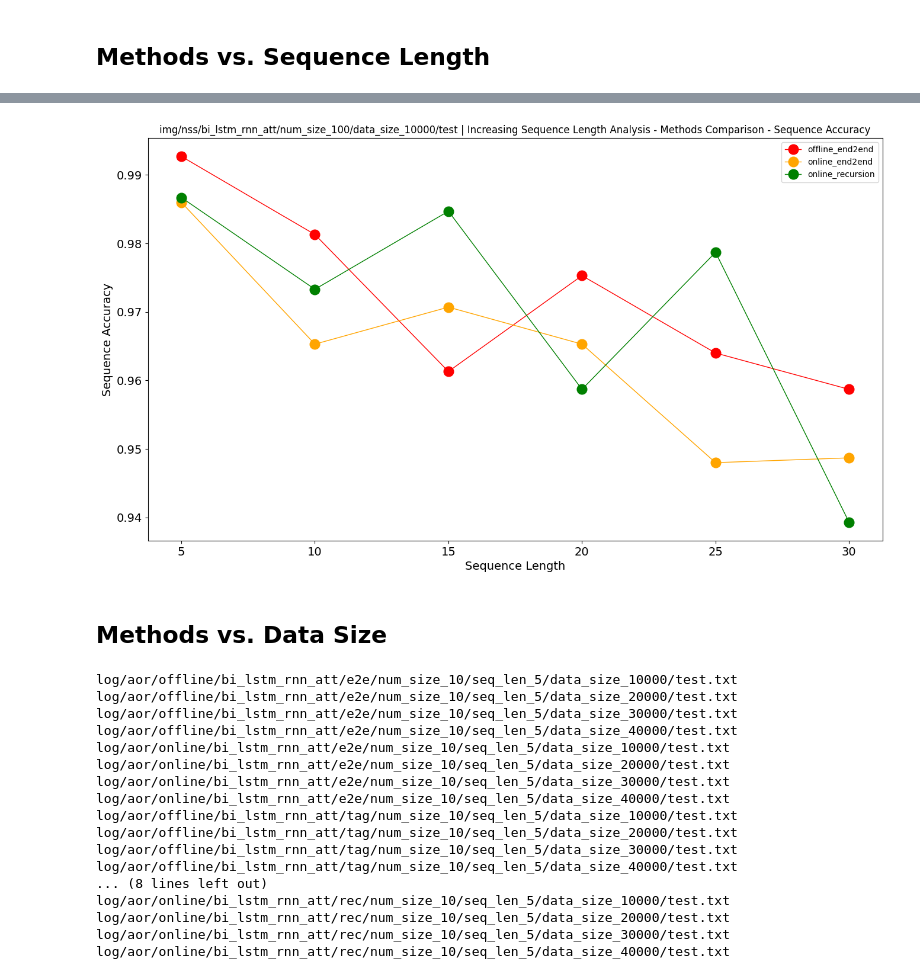
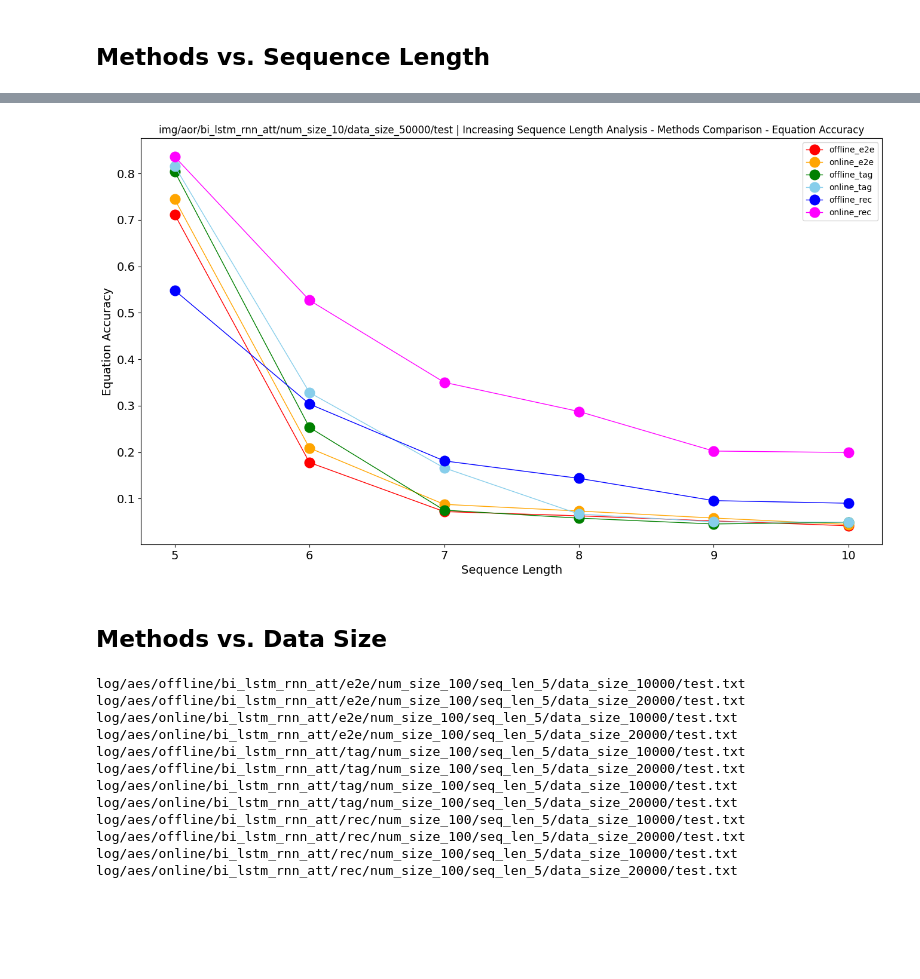
Before and after one commit to ShiningLab/Recurrent-Text-Editing, a Jupyter notebook: main/res/evaluation_plot.ipynb, the cells around one changed output, grey strips where cells are left out. Saved outputs shown, nothing was run; the diff lists cells and outputs as text; code cells hidden in the pictures; blank space fills up the shorter version.

```diff
--- a/main/res/evaluation_plot.ipynb
+++ b/main/res/evaluation_plot.ipynb
@@ -249,38 +350,40 @@ show_plot(
 # %%
 # parameters
 candidates = [
-    ['offline', 'end2end'],
-#     ['offline', 'recursion'],
-    ['online', 'end2end'],
-#     ['online', 'tagging'],
-    ['online', 'recursion']
+    ['offline', 'e2e'],
+    ['online', 'e2e'],
+    ['offline', 'tag'],
+    ['online', 'tag'],
+    ['offline', 'rec'],
+    ['online', 'rec']
 ]
-# aoi, nss
-data_src = 'nss'
+# aes, aor, aec
+data_src = 'aor'
 model_name = 'bi_lstm_rnn_att'
-num_size = 100
-data_size = 10000
+num_size = 10
+data_size = 50000
 min_seq_len = 5
-max_seq_len = 30
+max_seq_len = 10
+interval_seq_len = 1
 val_or_test = 'test' # val, test
 # %%
 # define path for end2end
 LOG_PATH = os.path.join(
     'log',
-    '{}'.format(data_src),
+    data_src,
     '{}', # data mode
-    '{}'.format(model_name),
+    model_name,
     '{}', # method
-    'num_size_{}'.format(num_size),
+    'num_size_{}'.format(num_size), # number size
     'seq_len_{}', # sequence length
-    'data_size_{}'.format(data_size),
+    'data_size_{}'.format(data_size), # data size
     '{}.txt'.format(val_or_test))
 # %%
 # read data
 raw_data_dict = {}
 for c in candidates:
-    for i in range(min_seq_len, max_seq_len+1, 5):
+    for i in range(min_seq_len, max_seq_len+1, interval_seq_len):
         file_name = LOG_PATH.format(c[0], c[1], i)
         print(file_name)
-        raw_data_dict[file_name] = load_txt(file_name)[40:-4]
+        raw_data_dict[file_name] = load_txt(file_name)
 # %% [output]
@@ -307,12 +409,12 @@ log/nss/online/bi_lstm_rnn_att/recursion/num_size_100/seq_len_30/data_size_10000
 data_dict = {k: parse_log(v) for k, v in raw_data_dict.items()}
 # %%
 # 'Epoch', 'Step', 'Loss', 'Equation Accuracy', 'Token Accuracy', 'Sequence Accuracy'
-criteria = 'Sequence Accuracy'
+criteria = 'Equation Accuracy'
 criteria_dict = {}
 for c in candidates:
     label = '_'.join(c)
     criteria_list = []
-    for i in range(min_seq_len, max_seq_len+1, 5):
+    for i in range(min_seq_len, max_seq_len+1, interval_seq_len):
         key = LOG_PATH.format(c[0], c[1], i)
         criteria_list.append(data_dict[key][-1][criteria])
     criteria_dict[label] = criteria_list
@@ -323,29 +425,29 @@ print(criteria_dict)
 # %%
 colors = ['red', 'orange', 'green', 'skyblue', 'blue', 'magenta', 'purple']
 save_path = os.path.join(
     'img',
     '{}'.format(data_src),
     model_name,
     'num_size_{}'.format(num_size),
     'data_size_{}'.format(data_size),
     val_or_test)
 
 if not os.path.exists(save_path): os.makedirs(save_path)
 
 title = 'Increasing Sequence Length Analysis - Methods Comparison - {}'.format(criteria)
 
 show_plot(
     data_dict=criteria_dict,
     colors=colors,
     title=title,
     xlabel='Sequence Length',
     ylabel=criteria,
     save_path=save_path,
-    xticks=range(min_seq_len, max_seq_len+1, 5),
+    xticks=range(min_seq_len, max_seq_len+1, interval_seq_len),
     marker=True
 )
 # %% [output]
-[figure, old version]
+[figure, new version]
 # %% [markdown]
 ## Methods vs. Data Size
 # %%
@@ -383,28 +486,23 @@ LOG_PATH = os.path.join(
 # read data
 raw_data_dict = {}
 for c in candidates:
-    for i in range(min_data_size, max_data_size+1, 10000):
+    for i in range(min_data_size, max_data_size+1, interval_data_size):
         file_name = LOG_PATH.format(c[0], c[1], i)
         print(file_name)
         raw_data_dict[file_name] = load_txt(file_name)
 # %% [output]
-log/aor/offline/bi_lstm_rnn_att/e2e/num_size_10/seq_len_5/data_size_10000/test.txt
-log/aor/offline/bi_lstm_rnn_att/e2e/num_size_10/seq_len_5/data_size_20000/test.txt
-log/aor/offline/bi_lstm_rnn_att/e2e/num_size_10/seq_len_5/data_size_30000/test.txt
-log/aor/offline/bi_lstm_rnn_att/e2e/num_size_10/seq_len_5/data_size_40000/test.txt
-log/aor/online/bi_lstm_rnn_att/e2e/num_size_10/seq_len_5/data_size_10000/test.txt
-log/aor/online/bi_lstm_rnn_att/e2e/num_size_10/seq_len_5/data_size_20000/test.txt
-log/aor/online/bi_lstm_rnn_att/e2e/num_size_10/seq_len_5/data_size_30000/test.txt
-log/aor/online/bi_lstm_rnn_att/e2e/num_size_10/seq_len_5/data_size_40000/test.txt
-log/aor/offline/bi_lstm_rnn_att/tag/num_size_10/seq_len_5/data_size_10000/test.txt
-log/aor/offline/bi_lstm_rnn_att/tag/num_size_10/seq_len_5/data_size_20000/test.txt
-log/aor/offline/bi_lstm_rnn_att/tag/num_size_10/seq_len_5/data_size_30000/test.txt
-log/aor/offline/bi_lstm_rnn_att/tag/num_size_10/seq_len_5/data_size_40000/test.txt
-... (8 lines left out)
-log/aor/online/bi_lstm_rnn_att/rec/num_size_10/seq_len_5/data_size_10000/test.txt
-log/aor/online/bi_lstm_rnn_att/rec/num_size_10/seq_len_5/data_size_20000/test.txt
-log/aor/online/bi_lstm_rnn_att/rec/num_size_10/seq_len_5/data_size_30000/test.txt
-log/aor/online/bi_lstm_rnn_att/rec/num_size_10/seq_len_5/data_size_40000/test.txt
+log/aes/offline/bi_lstm_rnn_att/e2e/num_size_100/seq_len_5/data_size_10000/test.txt
+log/aes/offline/bi_lstm_rnn_att/e2e/num_size_100/seq_len_5/data_size_20000/test.txt
+log/aes/online/bi_lstm_rnn_att/e2e/num_size_100/seq_len_5/data_size_10000/test.txt
+log/aes/online/bi_lstm_rnn_att/e2e/num_size_100/seq_len_5/data_size_20000/test.txt
+log/aes/offline/bi_lstm_rnn_att/tag/num_size_100/seq_len_5/data_size_10000/test.txt
+log/aes/offline/bi_lstm_rnn_att/tag/num_size_100/seq_len_5/data_size_20000/test.txt
+log/aes/online/bi_lstm_rnn_att/tag/num_size_100/seq_len_5/data_size_10000/test.txt
+log/aes/online/bi_lstm_rnn_att/tag/num_size_100/seq_len_5/data_size_20000/test.txt
+log/aes/offline/bi_lstm_rnn_att/rec/num_size_100/seq_len_5/data_size_10000/test.txt
+log/aes/offline/bi_lstm_rnn_att/rec/num_size_100/seq_len_5/data_size_20000/test.txt
+log/aes/online/bi_lstm_rnn_att/rec/num_size_100/seq_len_5/data_size_10000/test.txt
+log/aes/online/bi_lstm_rnn_att/rec/num_size_100/seq_len_5/data_size_20000/test.txt
 # %%
 # extract info from log
 data_dict = {k: parse_log(v) for k, v in raw_data_dict.items()}
```
Also changed, not shown: parts of 17 cells of this notebook, 3 other files.
